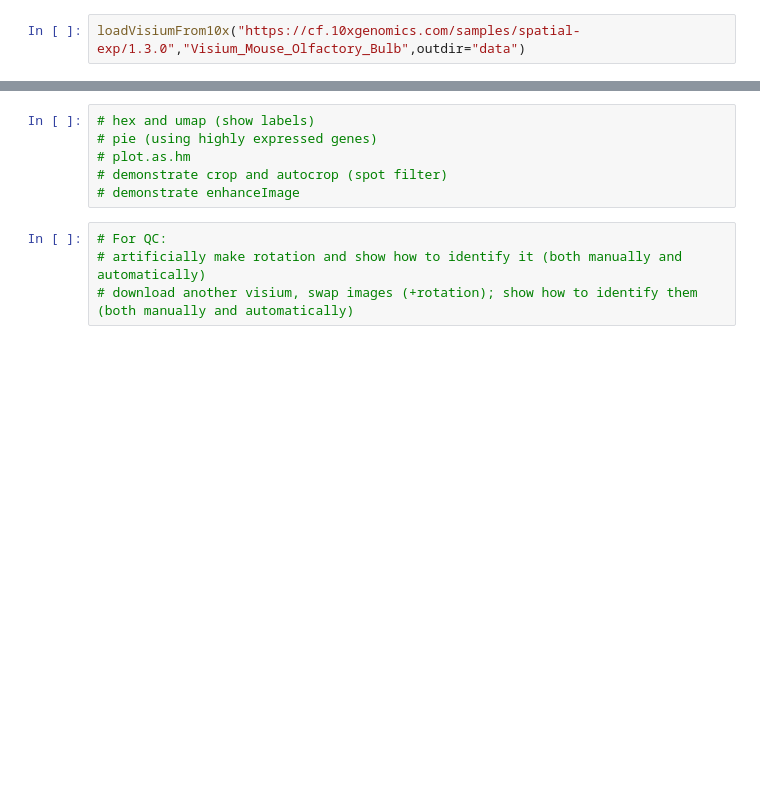
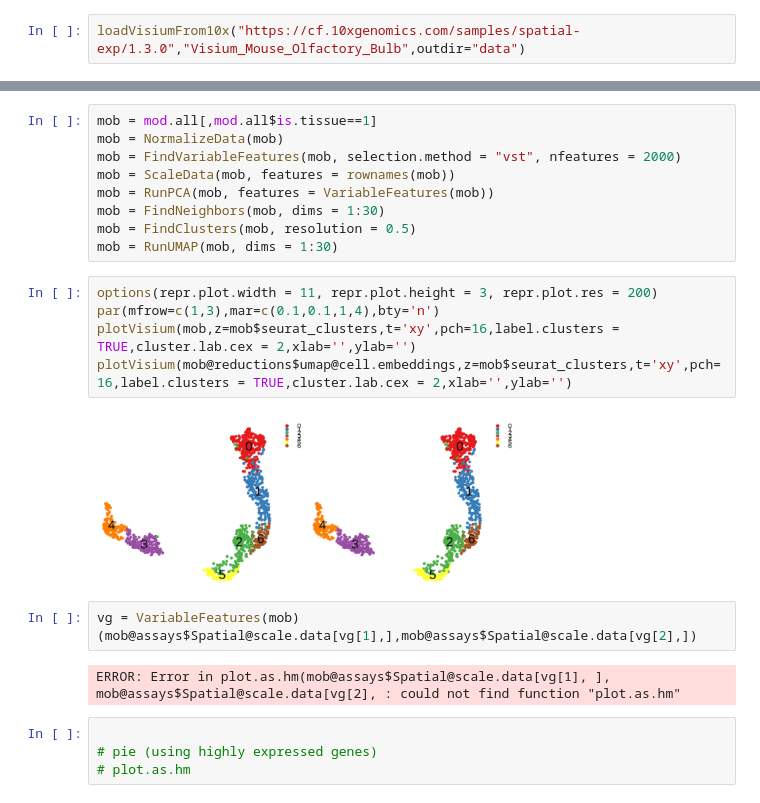
Before and after one commit to cellgeni/visutils, a Jupyter notebook: examples/visium.visualization.ipynb, the cells around one changed output, grey strips where cells are left out. Cells and saved outputs as stored; diff of their text form; blank space fills up the shorter version.

```diff
--- a/examples/visium.visualization.ipynb
+++ b/examples/visium.visualization.ipynb
@@ -55,10 +80,25 @@ plotVisium(mob,mob$clusters,xaxt='s',yaxt='s')
+# %%
+mob = mod.all[,mod.all$is.tissue==1]
+mob = NormalizeData(mob)
+mob = FindVariableFeatures(mob, selection.method = "vst", nfeatures = 2000)
+mob = ScaleData(mob, features = rownames(mob))
+mob = RunPCA(mob, features = VariableFeatures(mob))
+mob = FindNeighbors(mob, dims = 1:30)
+mob = FindClusters(mob, resolution = 0.5)
+mob = RunUMAP(mob, dims = 1:30)
+# %%
+options(repr.plot.width = 11, repr.plot.height = 3, repr.plot.res = 200)
+par(mfrow=c(1,3),mar=c(0.1,0.1,1,4),bty='n')
+plotVisium(mob,z=mob$seurat_clusters,t='xy',pch=16,label.clusters = TRUE,cluster.lab.cex = 2,xlab='',ylab='')
+plotVisium(mob@reductions$umap@cell.embeddings,z=mob$seurat_clusters,t='xy',pch=16,label.clusters = TRUE,cluster.lab.cex = 2,xlab='',ylab='')
+# %% [output]
+[figure, added]
+# %%
+vg = VariableFeatures(mob)
+(mob@assays$Spatial@scale.data[vg[1],],mob@assays$Spatial@scale.data[vg[2],])
+# %% [output]
+ERROR: Error in plot.as.hm(mob@assays$Spatial@scale.data[vg[1], ], mob@assays$Spatial@scale.data[vg[2], : could not find function "plot.as.hm"
 # %%
-# hex and umap (show labels)
+
 # pie (using highly expressed genes)
 # plot.as.hm
-# demonstrate crop and autocrop (spot filter)
-# demonstrate enhanceImage
-# %%
-# For QC:
-# artificially make rotation and show how to identify it (both manually and automatically)
-# download another visium, swap images (+rotation); show how to identify them (both manually and automatically)
```
Also changed, not shown: parts of 17 cells of this notebook, 7 other files.
